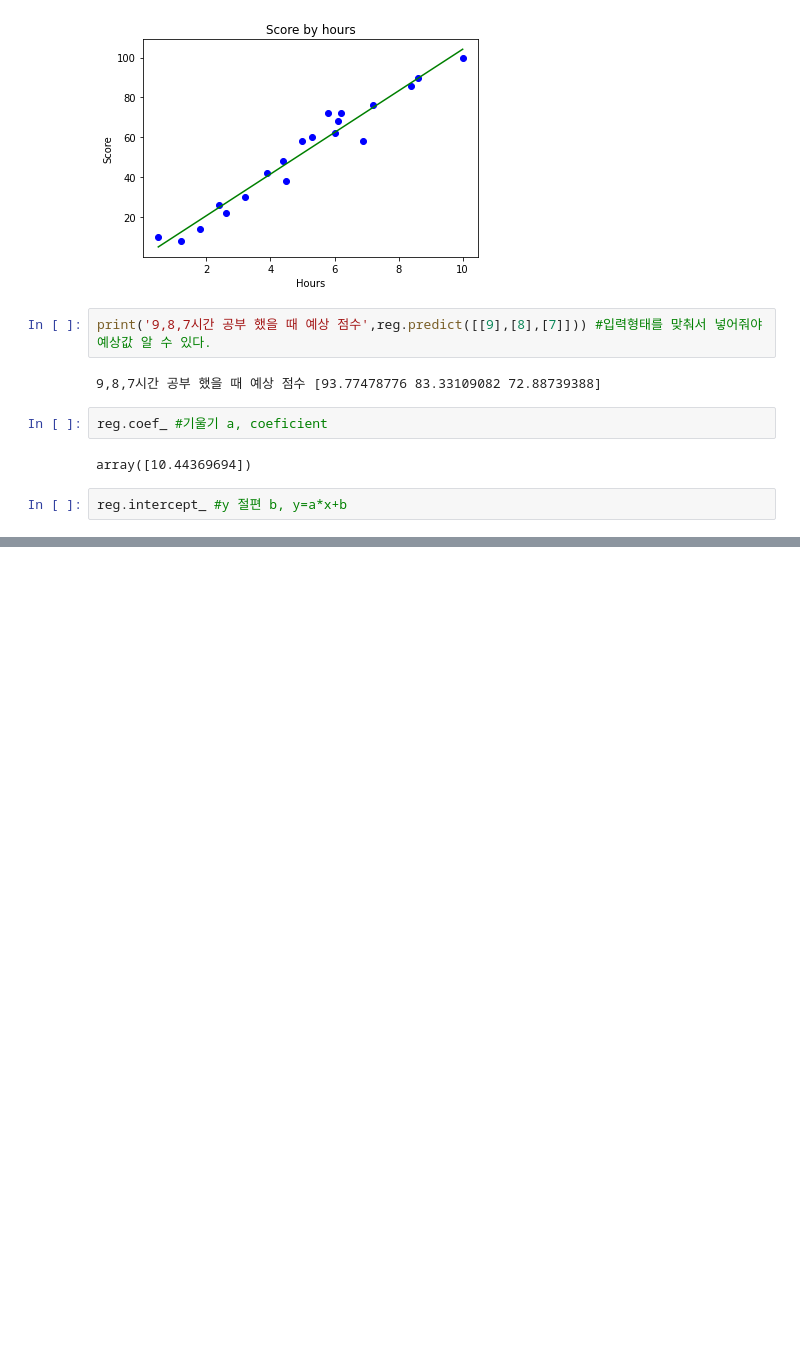
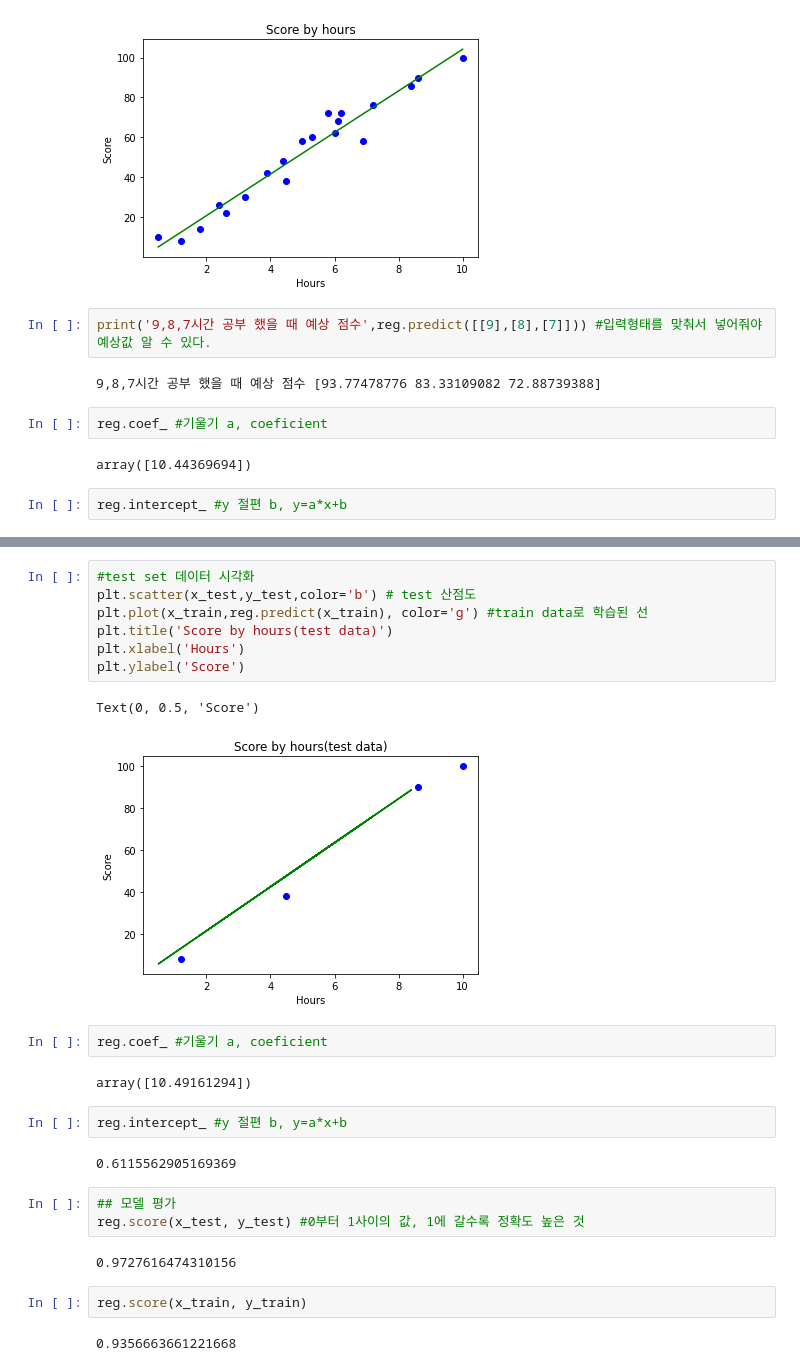
Before and after one commit to jhan-04/practice_learning, a Jupyter notebook: Linear_regression.ipynb, the cells around one changed output, grey strips where cells are left out. Drawn from its saved outputs; the diff is of its cells as text; blank space fills up the shorter version.

```diff
--- a/Linear_regression.ipynb
+++ b/Linear_regression.ipynb
@@ -63,0 +165,27 @@ reg.intercept_ #y 절편 b, y=a*x+b
+# %%
+#test set 데이터 시각화
+plt.scatter(x_test,y_test,color='b') # test 산점도
+plt.plot(x_train,reg.predict(x_train), color='g') #train data로 학습된 선
+plt.title('Score by hours(test data)')
+plt.xlabel('Hours')
+plt.ylabel('Score')
+# %% [output]
+Text(0, 0.5, 'Score')
+[figure, added]
+# %%
+reg.coef_ #기울기 a, coeficient
+# %% [output]
+array([10.49161294])
+# %%
+reg.intercept_ #y 절편 b, y=a*x+b
+# %% [output]
+0.6115562905169369
+# %%
+## 모델 평가
+reg.score(x_test, y_test) #0부터 1사이의 값, 1에 갈수록 정확도 높은 것
+# %% [output]
+0.9727616474310156
+# %%
+reg.score(x_train, y_train)
+# %% [output]
+0.9356663661221668
```
Also changed, not shown: parts of 12 cells of this notebook.
